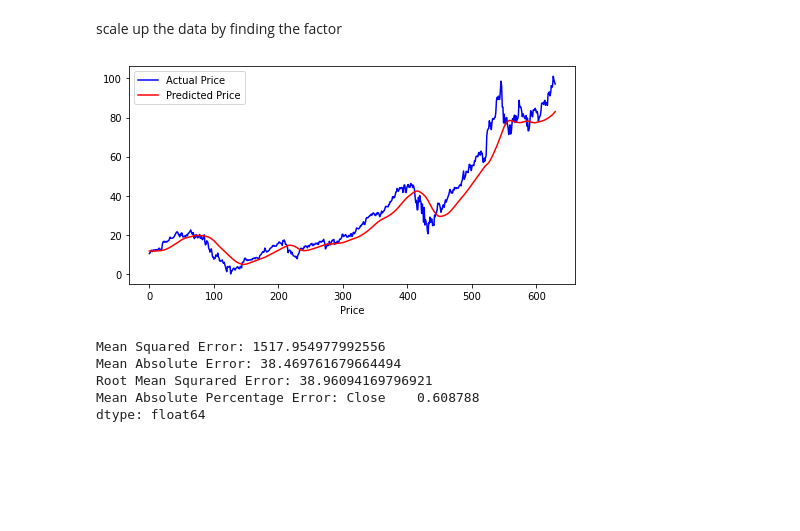
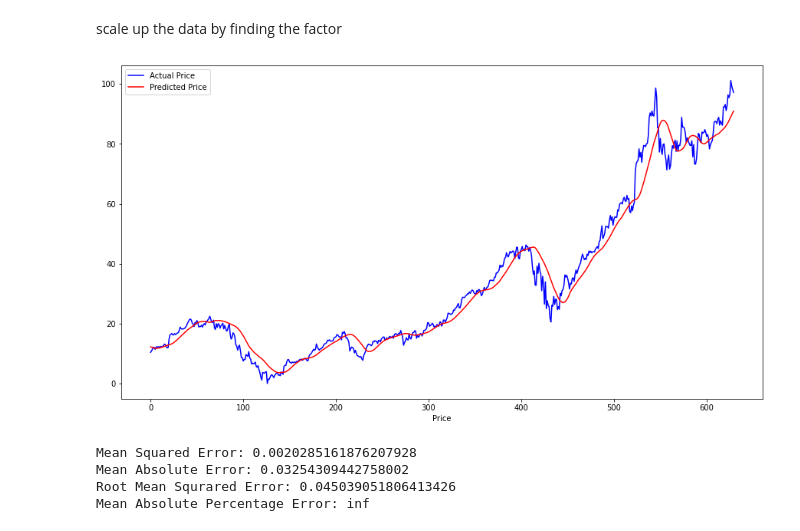
Before and after one commit to CassDabii/NN-Stock-Price-Predictior, a Jupyter notebook: NNSPP.ipynb, the cells around one changed output. Drawn from its saved outputs; the diff is of its cells as text; code cells hidden in the pictures; blank space fills up the shorter version.

```diff
--- a/NNSPP.ipynb
+++ b/NNSPP.ipynb
@@ -135,7 +135,7 @@ training_arr = scaler.fit_transform(training)
 initalise x and y_train variable x being the number of previous datapoints it will use to cast the prediction and y being the prediction using the amount of previous days assigned. x and y train are then converted into numPy arrays instead of normal python list since it works better with tensorflow since we get operations regarding ammending vectors and matracies
 # %%
 x_train, y_train = [],[]
-prev_dp = 50
+prev_dp = 20
 
 for i in range(prev_dp, training_arr.shape[0]):
   x_train.append(training_arr[i-prev_dp: i])
@@ -161,5 +161,5 @@ model.add(Dropout(0.2))
 model.add(Dense(units=1))
 
 model.compile(optimizer='adam', loss='mean_squared_error')
-model.fit(x_train,y_train, epochs=10, batch_size=24)
+model.fit(x_train,y_train, epochs=20, batch_size=40)
 # %% [output]
@@ -224,25 +221,27 @@ y_test = y_test * factor
 # %%
-plt.figure(figsize=(8,4))
+plt.figure(figsize=(15,8))
 plt.plot(y_test,'b', label = 'Actual Price')
 plt.plot(predictions,'r', label = 'Predicted Price')
 plt.xlabel('Time')
 plt.xlabel('Price')
 plt.legend()
 plt.show()
 # %% [output]
-[figure, old version]
+[figure, new version]
 # %%
 mse = mean_squared_error(y_test, predictions)
 print('Mean Squared Error: '+str(mse))
+
 mae = mean_absolute_error(y_test, predictions)
 print('Mean Absolute Error: '+str(mae))
+
 rmse = math.sqrt(mean_squared_error(y_test, predictions))
 print('Root Mean Squrared Error: '+str(rmse))
+
 mape = np.mean(np.abs(predictions - y_test)/np.abs(y_test))
 print('Mean Absolute Percentage Error: '+str(mape))
 # %% [output]
-Mean Squared Error: 1517.954977992556
-Mean Absolute Error: 38.469761679664494
-Root Mean Squrared Error: 38.96094169796921
-Mean Absolute Percentage Error: Close    0.608788
-dtype: float64
+Mean Squared Error: 0.0020285161876207928
+Mean Absolute Error: 0.03254309442758002
+Root Mean Squrared Error: 0.045039051806413426
+Mean Absolute Percentage Error: inf
```
Also changed, not shown: parts of 4 cells of this notebook.
